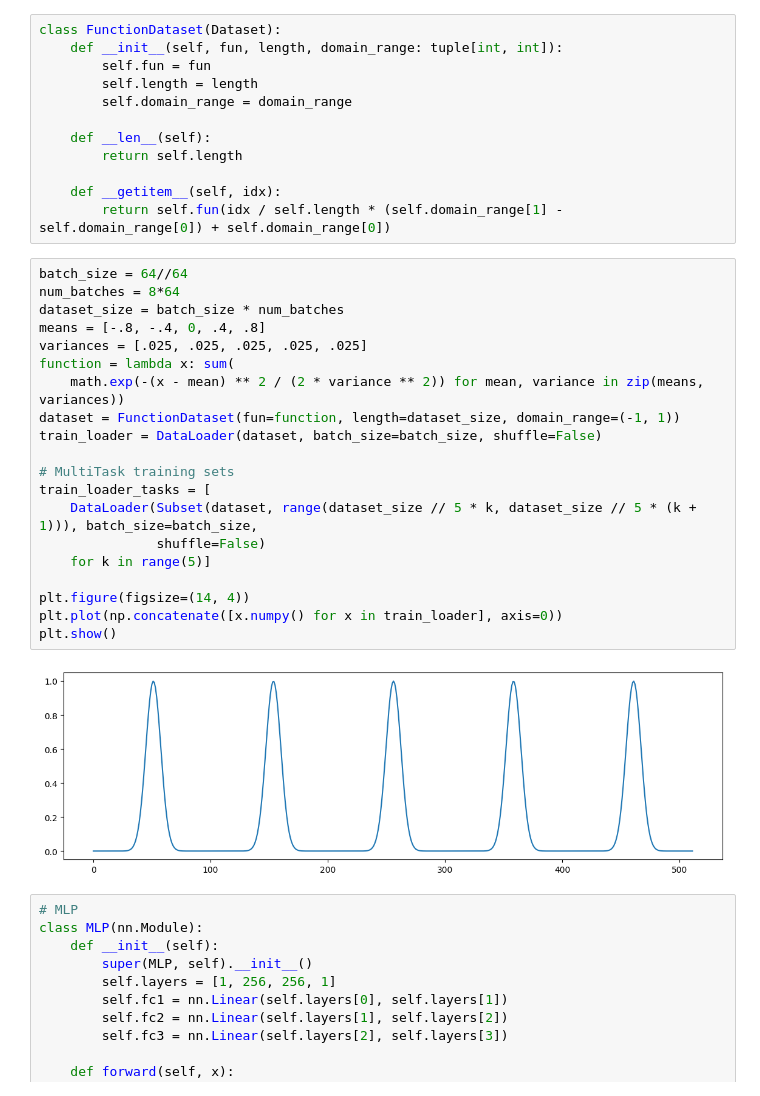
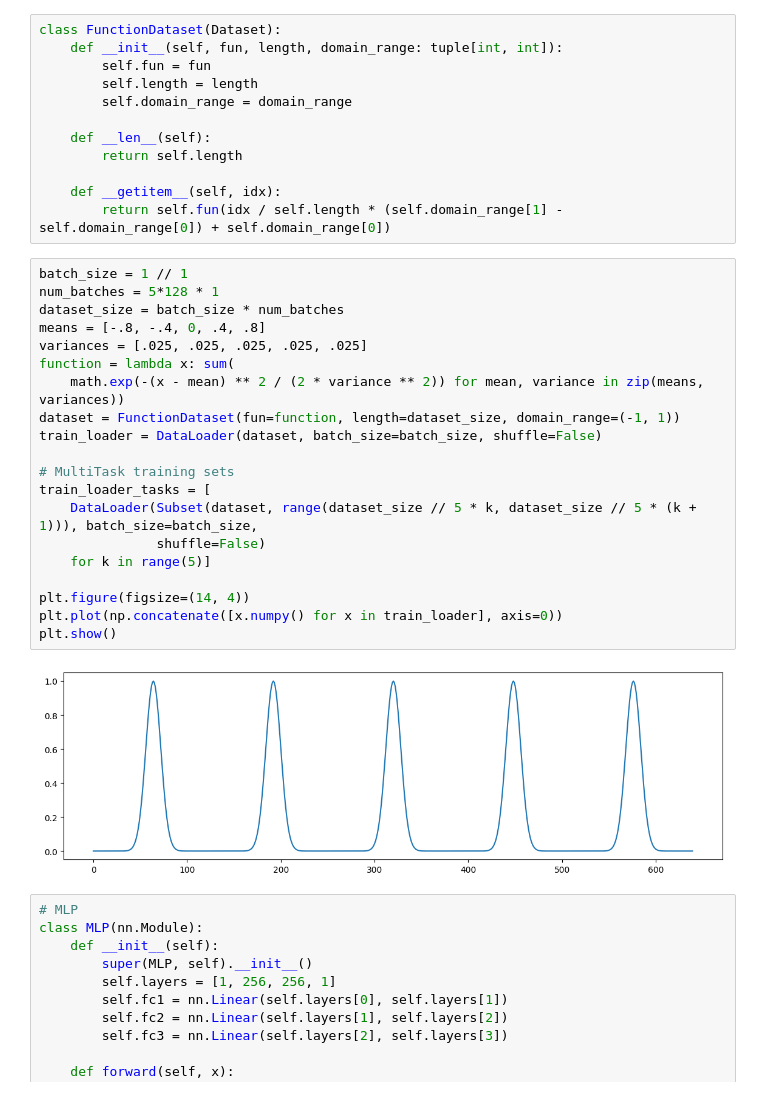
Before and after one commit to MrPio/KAN-Continual_Learning_tests, a Jupyter notebook: Is_EfficientKAN_good.ipynb, the cells around one changed output. Saved outputs shown, nothing was run; the diff lists cells and outputs as text.

```diff
--- a/Is_EfficientKAN_good.ipynb
+++ b/Is_EfficientKAN_good.ipynb
@@ -37,27 +37,27 @@ class FunctionDataset(Dataset):
     def __getitem__(self, idx):
         return self.fun(idx / self.length * (self.domain_range[1] - self.domain_range[0]) + self.domain_range[0])
 # %%
-batch_size = 64//64
-num_batches = 8*64
+batch_size = 1 // 1
+num_batches = 5*128 * 1
 dataset_size = batch_size * num_batches
 means = [-.8, -.4, 0, .4, .8]
 variances = [.025, .025, .025, .025, .025]
 function = lambda x: sum(
     math.exp(-(x - mean) ** 2 / (2 * variance ** 2)) for mean, variance in zip(means, variances))
 dataset = FunctionDataset(fun=function, length=dataset_size, domain_range=(-1, 1))
 train_loader = DataLoader(dataset, batch_size=batch_size, shuffle=False)
 
 # MultiTask training sets
 train_loader_tasks = [
     DataLoader(Subset(dataset, range(dataset_size // 5 * k, dataset_size // 5 * (k + 1))), batch_size=batch_size,
                shuffle=False)
     for k in range(5)]
 
 plt.figure(figsize=(14, 4))
 plt.plot(np.concatenate([x.numpy() for x in train_loader], axis=0))
 plt.show()
 # %% [output]
-[figure, old version]
+[figure, new version]
 # %%
 # MLP
 class MLP(nn.Module):
```
Also changed, not shown: parts of 2 cells of this notebook, 1 other file.
